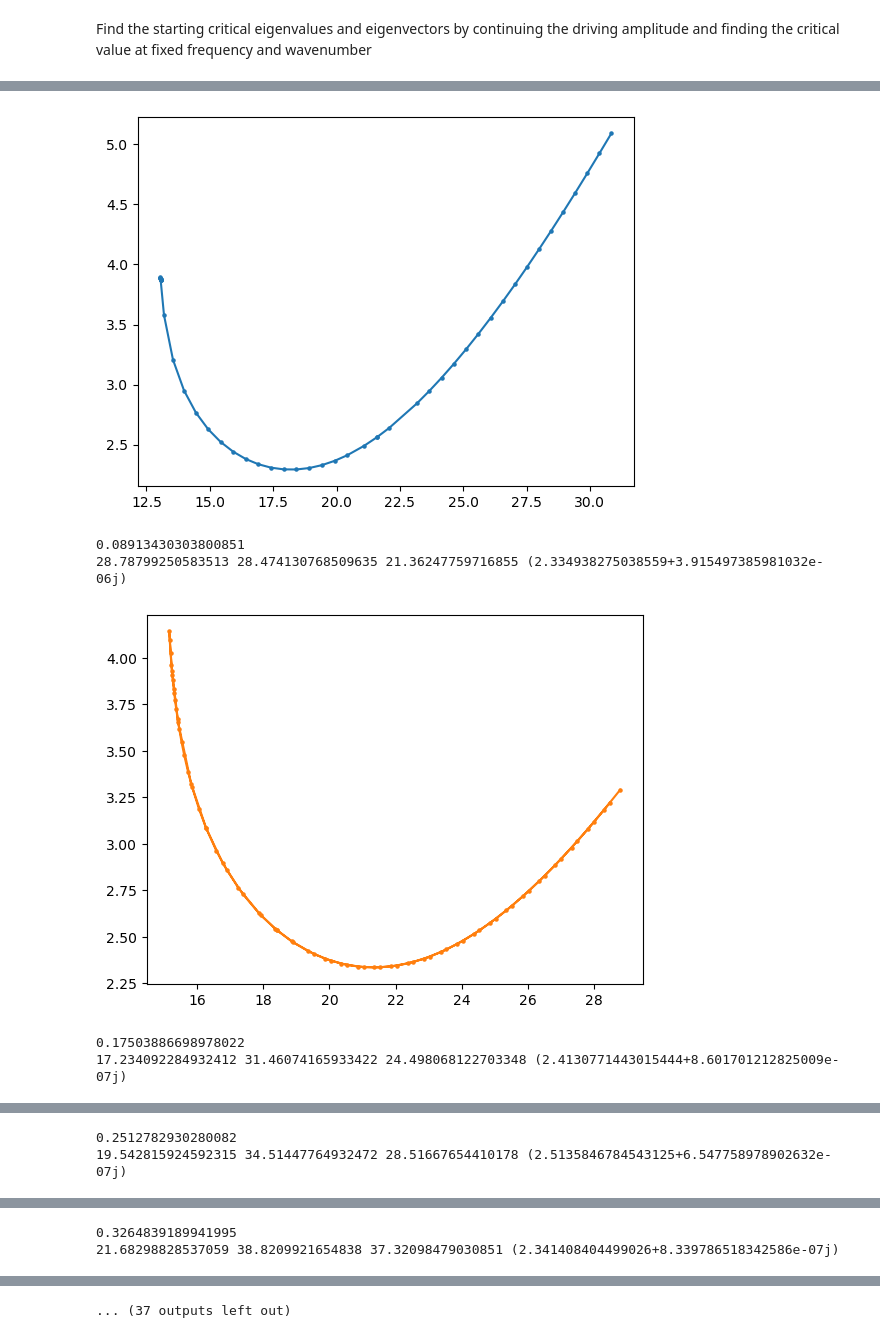
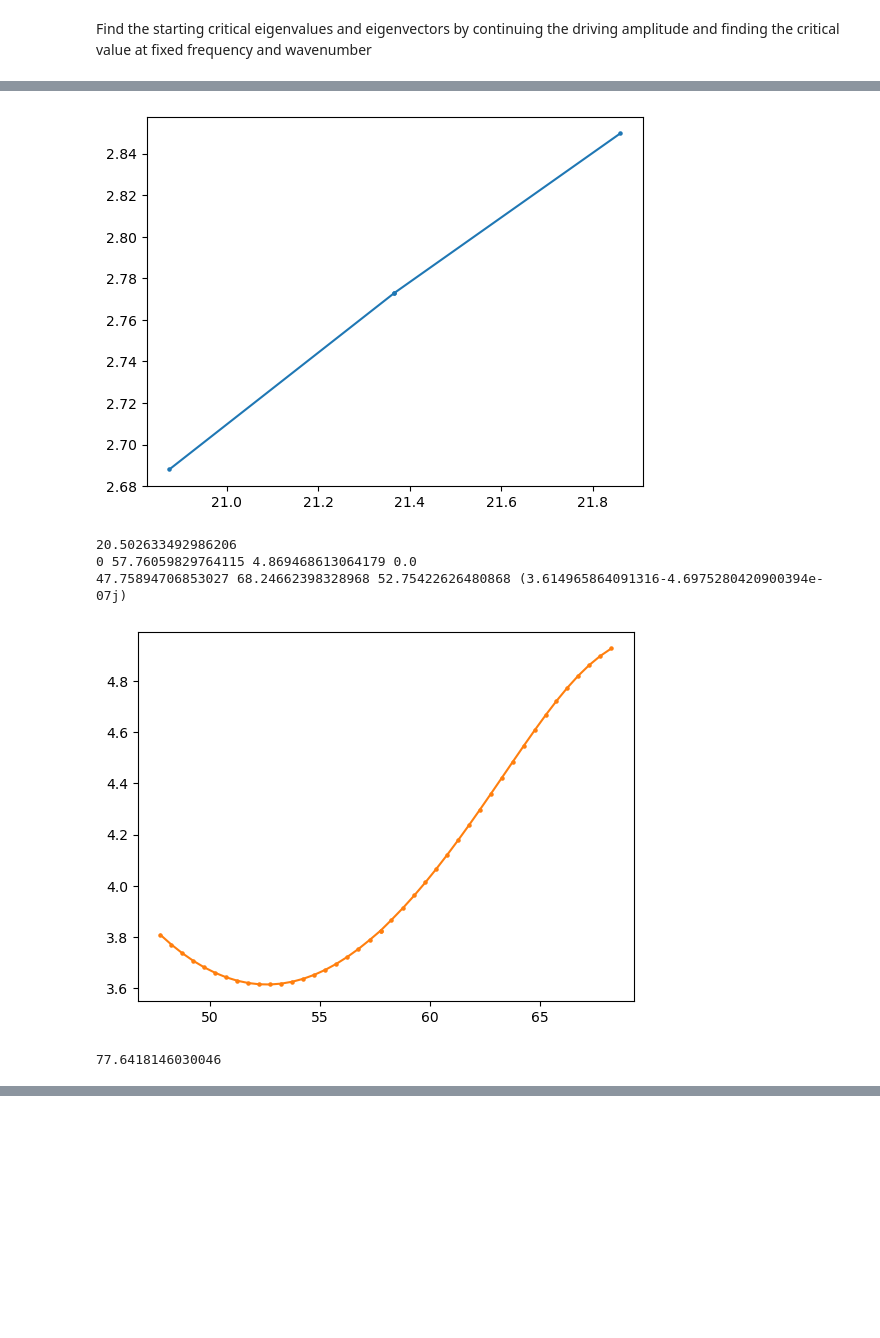
Before and after one commit to znicolaou/viscidfaraday, a Jupyter notebook: viscid_experiment_new.ipynb, the cells around one changed output, grey strips where cells are left out. Drawn from its saved outputs; the diff is of its cells as text; code cells hidden in the pictures; blank space fills up the shorter version.

Commit message:
updated viscid experiment

```diff
--- a/viscid_experiment_new.ipynb
+++ b/viscid_experiment_new.ipynb
@@ -39,7 +39,7 @@ argsdict['k1y']=0
 argsdict['k2x']=-np.pi*s/2
 argsdict['k2y']=3**0.5*s/2*np.pi
 argsdict['h0']=1.0*s2
-argsdict['As']=0.75*s2
+argsdict['As']=0.8*s2
 num=50
 
 argsdict['k1x']=np.pi*s
@@ -198,4 +120,14 @@ n=4 dv=6.854821e-05 dw=7.211481e-05 dl=1.965469e-05
 # %%
+argsdict['kx']=k0
+argsdict['ky']=0
+F,G=viscid.inviscid_mat_undriven(argsdict)
+Ginv=np.linalg.inv(G)
+evals,revecs,levecs=eig(Ginv.dot(F).astype(complex),right=True,left=True)
+order=np.argsort(np.real(evals))
+#we use an initial driving frequency of 90% of the inviscid resonant frequency because the viscid resonances are smaller
+freq0s=np.real(0.9*evals[order[:2]]**0.5/(2*np.pi/2))
+print(freq0s)
+
 F,G=viscid.inviscid_mat_undriven(argsdict)
 Ginv=np.linalg.inv(G)
 evals,revecs,levecs=eig(Ginv.dot(F).astype(complex),right=True,left=True)
@@ -203,14 +135,15 @@ order=np.argsort(evals)
 
 argsdict['verbose']=1
 argsdict['lambdamax']=np.inf
-ds=1E-1
+ds=5E-2
 dsmax=5E-1
+argsdict['itmax']=20
 argsdict['ds']=ds
 argsdict['dsmax']=dsmax
-argsdict['dsmin']=1E-8
-argsdict['epsl']=1E-3
+argsdict['dsmin']=1E-3
+argsdict['epsl']=1E-4
 argsdict['epsu']=1E-2
-argsdict['epstp']=np.inf
+argsdict['epstp']=5E0
 
 ads01=[]
 ads02=[]
@@ -225,8 +158,8 @@ omegas01=[]
 omegas02=[]
 omegas03=[]
 
-load=True
-overwrite=False
+load=False
+overwrite=True
 
 start=timeit.default_timer()
 for j in range(2):
@@ -270,6 +203,7 @@ for j in range(2):
         omega0=omegas[-1]
         v0=vs[-1]
         w0=ws[-1]
+        print(freq0,omegas[-1]/np.pi)
         argsdict['par']='ad'
         argsdict['pari']=0
         argsdict['parf']=admax
@@ -280,6 +214,8 @@ for j in range(2):
         vs01=vs01+[vs]
         ws01=ws01+[ws]
         ads01=ads01+[pars]
+        plt.plot(ads01[j],np.real(omegas01[j])/(2*np.pi*freq0s[j]),c=colors[0], marker='o', ms=5)
+        plt.show()
 
         ind=np.argmax(pars)
         fomega=interp1d(np.arange(len(omegas)),omegas,kind='cubic')
@@ -288,10 +224,13 @@ for j in range(2):
         fpar=interp1d(np.arange(len(omegas)),pars,kind='cubic')
         fdir=interp1d(np.arange(len(omegas)),np.array(dirs).T,kind='cubic')
 
-        if pars[ind-2]<pars[ind] and pars[ind+2]<pars[ind]:
-            find=minimize_scalar(lambda x: -fpar(x),bracket=(ind-1,ind+1)).x
+        if ind<len(pars)-3:
+            if pars[ind-2]<pars[ind] and pars[ind+2]<pars[ind]:
+                find=minimize_scalar(lambda x: -fpar(x),bracket=(ind-1,ind+1)).x
+            else:
+                find=minimize_scalar(lambda x: fpar(x),bracket=(ind-1,ind+1)).x
         else:
-            find=minimize_scalar(lambda x: fpar(x),bracket=(ind-1,ind+1)).x
+            find=ind
 
         omega0=complex(fomega(find))
         v0=fv(find)
@@ -442,13 +420,13 @@ argsdict['epdir']=np.inf
 argsdict['thu']=1E-3
 argsdict['itmax']=10
 
-ks=np.concatenate([np.transpose([kxs1[-20::4],kys1[-20::4]]),np.transpose([kxs2[::8],kys2[::8]])])
-# ks=ks[:1]
+# ks=np.concatenate([np.transpose([kxs1[-20::4],kys1[-20::4]]),np.transpose([kxs2[::8],kys2[::8]])])
+ks=ks[:1]
 
 print(ks)
 print(len(ks))
-overwrite=False
-load=True
+overwrite=True
+load=False
 
 l=0
 for j in range(2):
@@ -599,6 +569,6 @@ for j in range(2):
-[figure, old version]
+[figure, new version]
-0.08913430303800851
-28.78799250583513 28.474130768509635 21.36247759716855 (2.334938275038559+3.915497385981032e-06j)
+20.502633492986206
+0 57.76059829764115 4.869468613064179 0.0
+47.75894706853027 68.24662398328968 52.75422626480868 (3.614965864091316-4.6975280420900394e-07j)
-[figure, old version]
+[figure, new version]
-0.17503886698978022
-17.234092284932412 31.46074165933422 24.498068122703348 (2.4130771443015444+8.601701212825009e-07j)
+77.6418146030046
@@ -606,2 +574,0 @@ for j in range(2):
-0.2512782930280082
-19.542815924592315 34.51447764932472 28.51667654410178 (2.5135846784543125+6.547758978902632e-07j)
@@ -609,2 +574,0 @@ for j in range(2):
-0.3264839189941995
-21.68298828537059 38.8209921654838 37.32098479030851 (2.341408404499026+8.339786518342586e-07j)
@@ -615,4 +575,3 @@ for j in range(2):
-... (37 outputs left out)
 # %%
 plt.figure(figsize=(8,4))
 for i in range(len(ks)):
```
Also changed, not shown: parts of 7 cells of this notebook.
